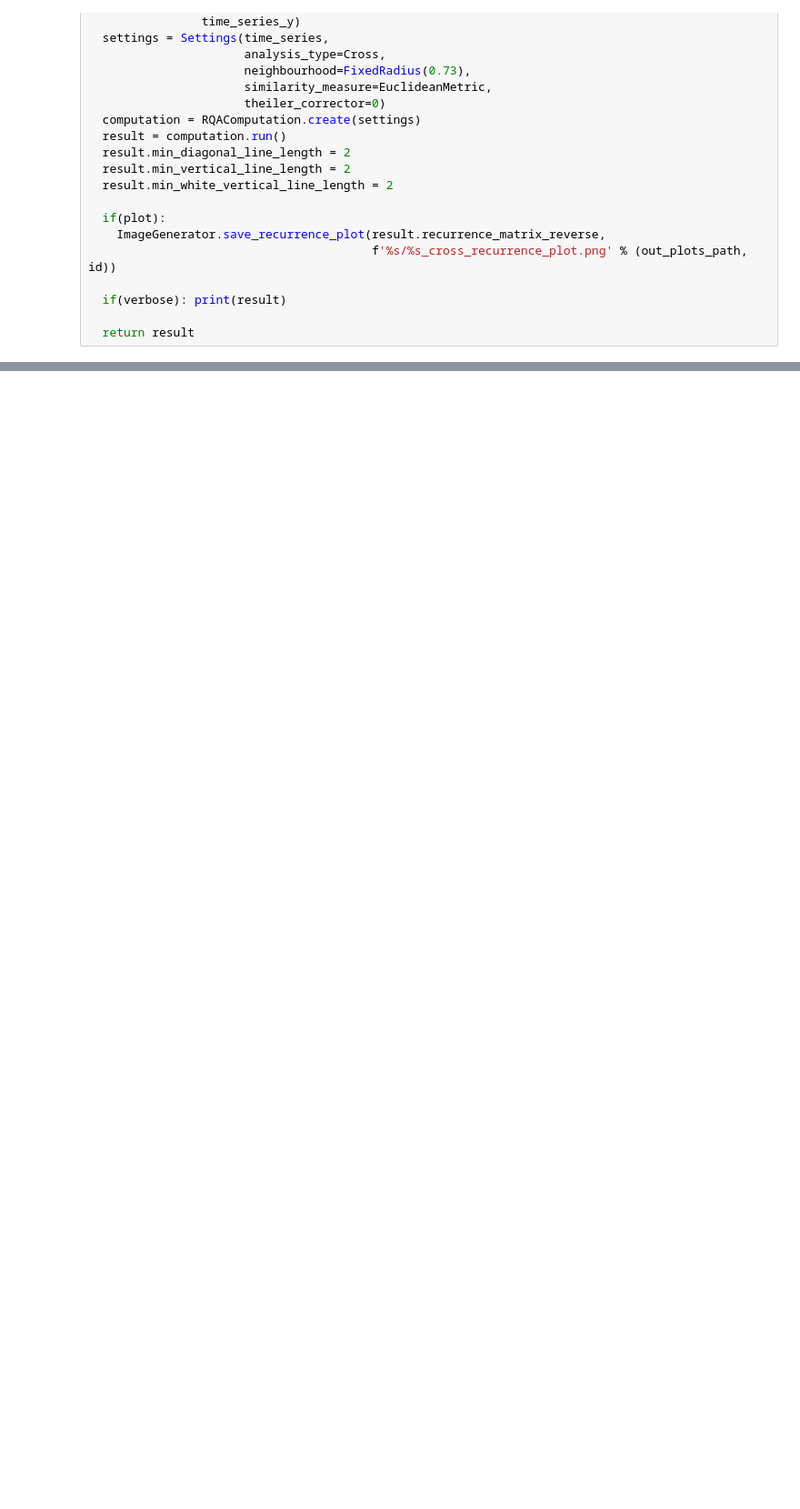
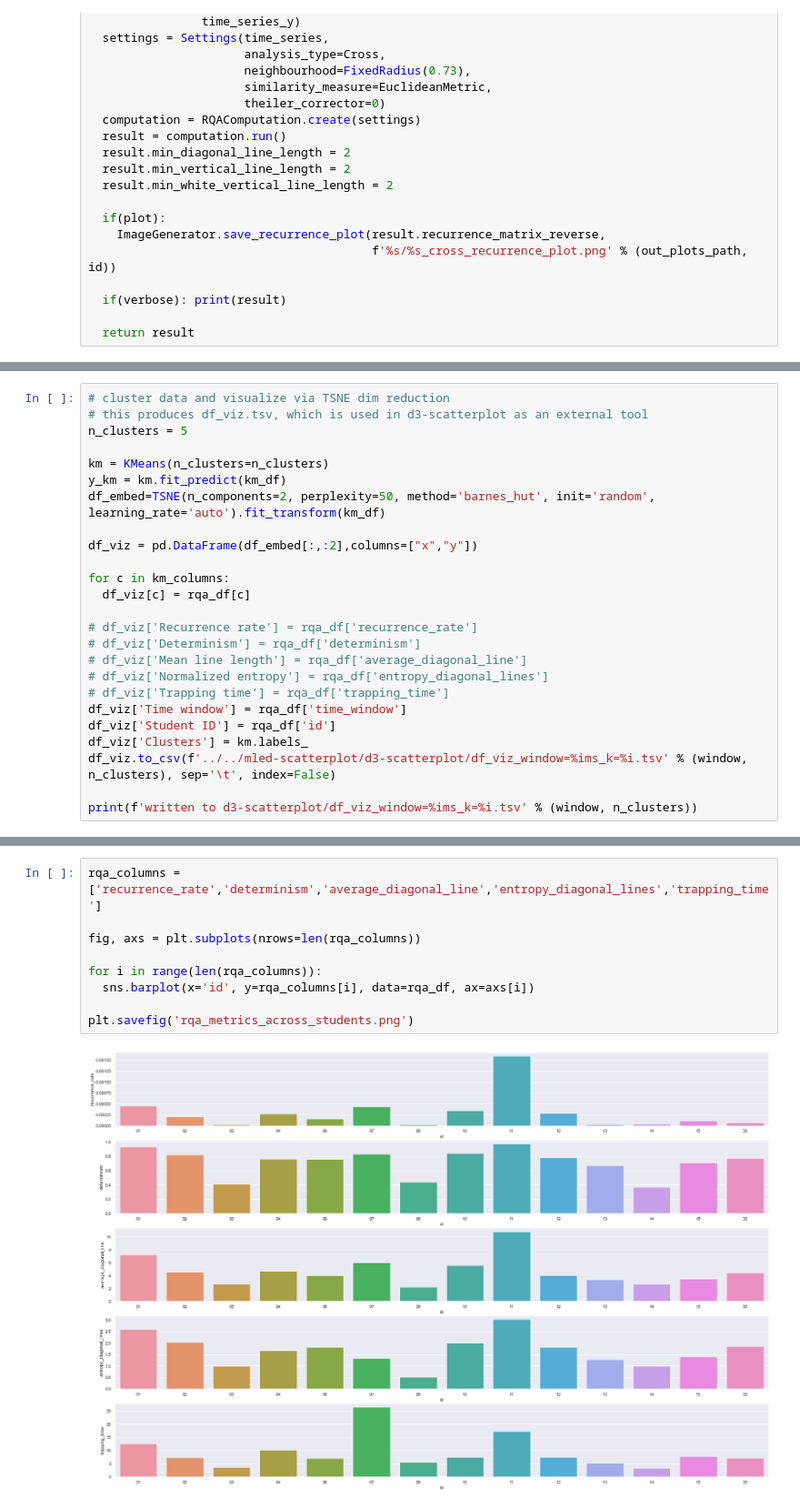
Before and after one commit to epleaner/mled-rqa, a Jupyter notebook: rqa.ipynb, the cells around one changed output, grey strips where cells are left out. Shown at 91% size. Saved outputs shown, nothing was run; the diff lists cells and outputs as text; blank space fills up the shorter version.

```diff
--- a/rqa.ipynb
+++ b/rqa.ipynb
@@ -91,0 +205,25 @@ def cross_rqa(x, y, id,plot=True,verbose=True):
+# %%
+# cluster data and visualize via TSNE dim reduction
+# this produces df_viz.tsv, which is used in d3-scatterplot as an external tool
+n_clusters = 5
+
+km = KMeans(n_clusters=n_clusters)
+y_km = km.fit_predict(km_df)
+df_embed=TSNE(n_components=2, perplexity=50, method='barnes_hut', init='random', learning_rate='auto').fit_transform(km_df)
+
+df_viz = pd.DataFrame(df_embed[:,:2],columns=["x","y"])
+
+for c in km_columns:
+  df_viz[c] = rqa_df[c]
+
+# df_viz['Recurrence rate'] = rqa_df['recurrence_rate']
+# df_viz['Determinism'] = rqa_df['determinism']
+# df_viz['Mean line length'] = rqa_df['average_diagonal_line']
+# df_viz['Normalized entropy'] = rqa_df['entropy_diagonal_lines']
+# df_viz['Trapping time'] = rqa_df['trapping_time']
+df_viz['Time window'] = rqa_df['time_window']
+df_viz['Student ID'] = rqa_df['id']
+df_viz['Clusters'] = km.labels_
+df_viz.to_csv(f'../../mled-scatterplot/d3-scatterplot/df_viz_window=%ims_k=%i.tsv' % (window, n_clusters), sep='\t', index=False)
+
+print(f'written to d3-scatterplot/df_viz_window=%ims_k=%i.tsv' % (window, n_clusters))
@@ -115,0 +395,11 @@ KeyError: 0
+# %%
+rqa_columns = ['recurrence_rate','determinism','average_diagonal_line','entropy_diagonal_lines','trapping_time']
+
+fig, axs = plt.subplots(nrows=len(rqa_columns))
+
+for i in range(len(rqa_columns)):
+  sns.barplot(x='id', y=rqa_columns[i], data=rqa_df, ax=axs[i])
+
+plt.savefig('rqa_metrics_across_students.png')
+# %% [output]
+[figure, added]
```
Also changed, not shown: parts of 14 cells of this notebook, 10 other files.
